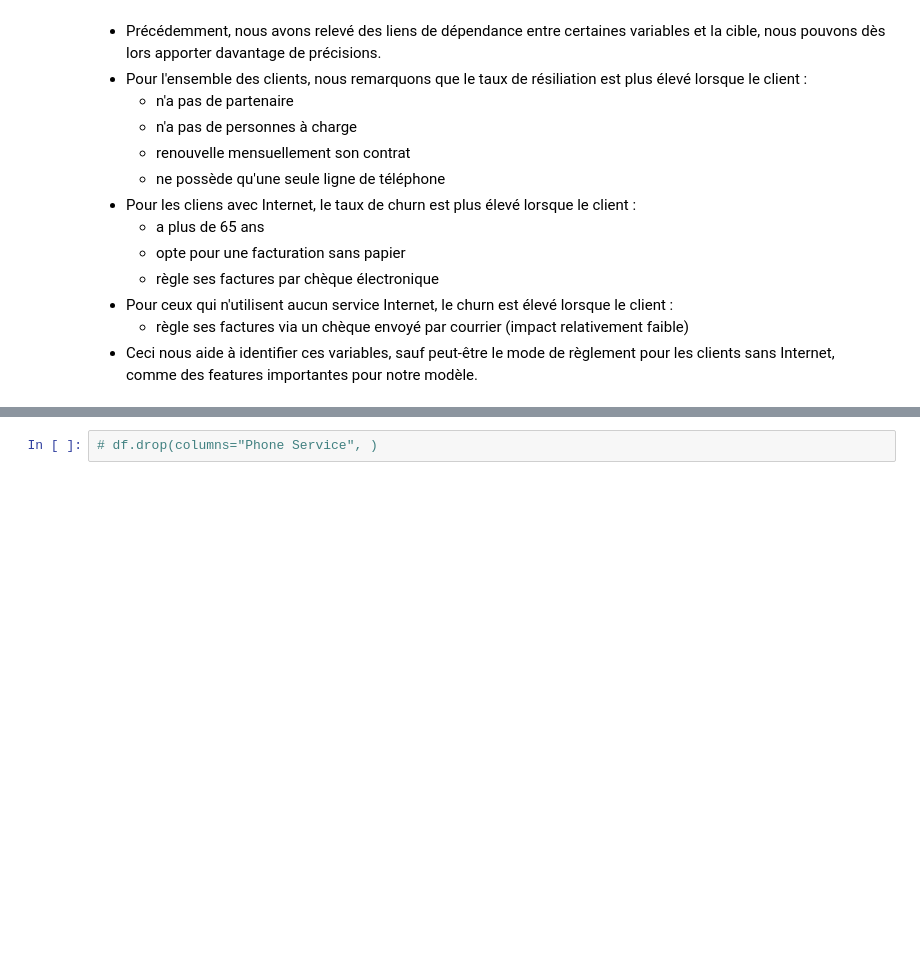
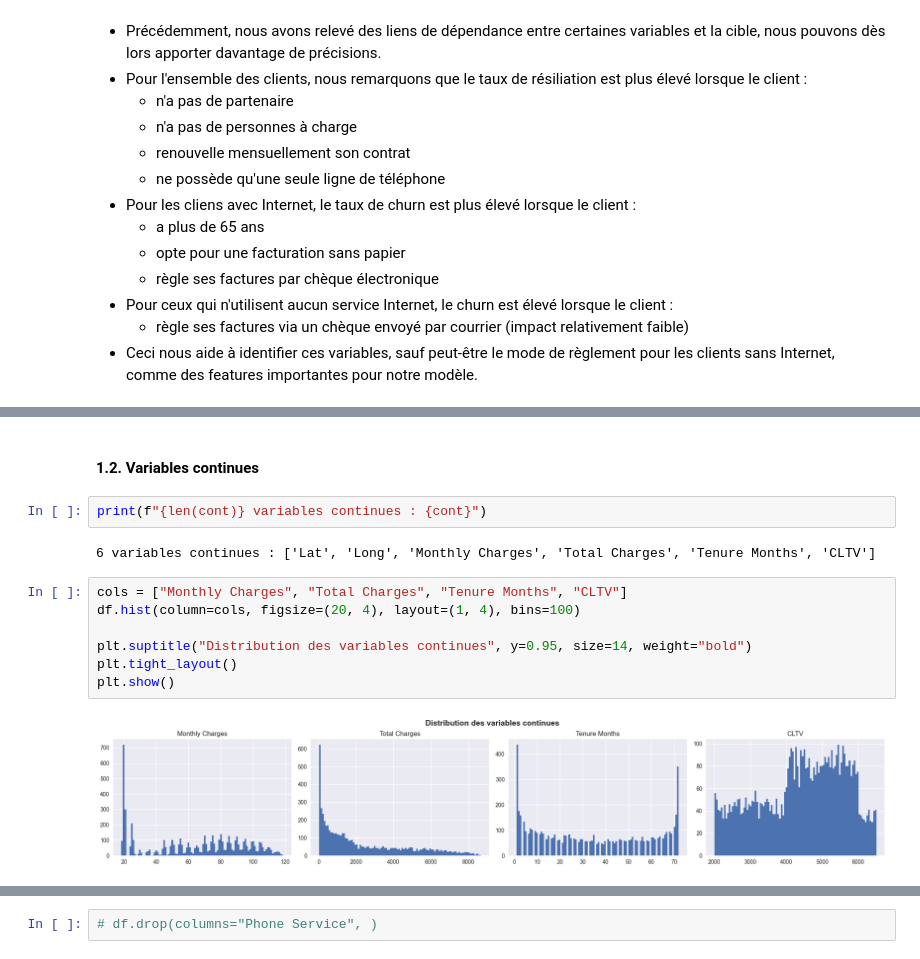
Before and after one commit to bryantchakote/churn-services-numeriques, a Jupyter notebook: work.ipynb, the cells around one changed output, grey strips where cells are left out. Cells and saved outputs as stored; diff of their text form; blank space fills up the shorter version.

```diff
--- a/work.ipynb
+++ b/work.ipynb
@@ -321,0 +399,15 @@ Taux de churn :
+# %% [markdown]
+#### **1.2. Variables continues**
+# %%
+print(f"{len(cont)} variables continues : {cont}")
+# %% [output]
+6 variables continues : ['Lat', 'Long', 'Monthly Charges', 'Total Charges', 'Tenure Months', 'CLTV']
+# %%
+cols = ["Monthly Charges", "Total Charges", "Tenure Months", "CLTV"]
+df.hist(column=cols, figsize=(20, 4), layout=(1, 4), bins=100)
+
+plt.suptitle("Distribution des variables continues", y=0.95, size=14, weight="bold")
+plt.tight_layout()
+plt.show()
+# %% [output]
+[figure, added]
```
Also changed, not shown: parts of 18 cells of this notebook.
